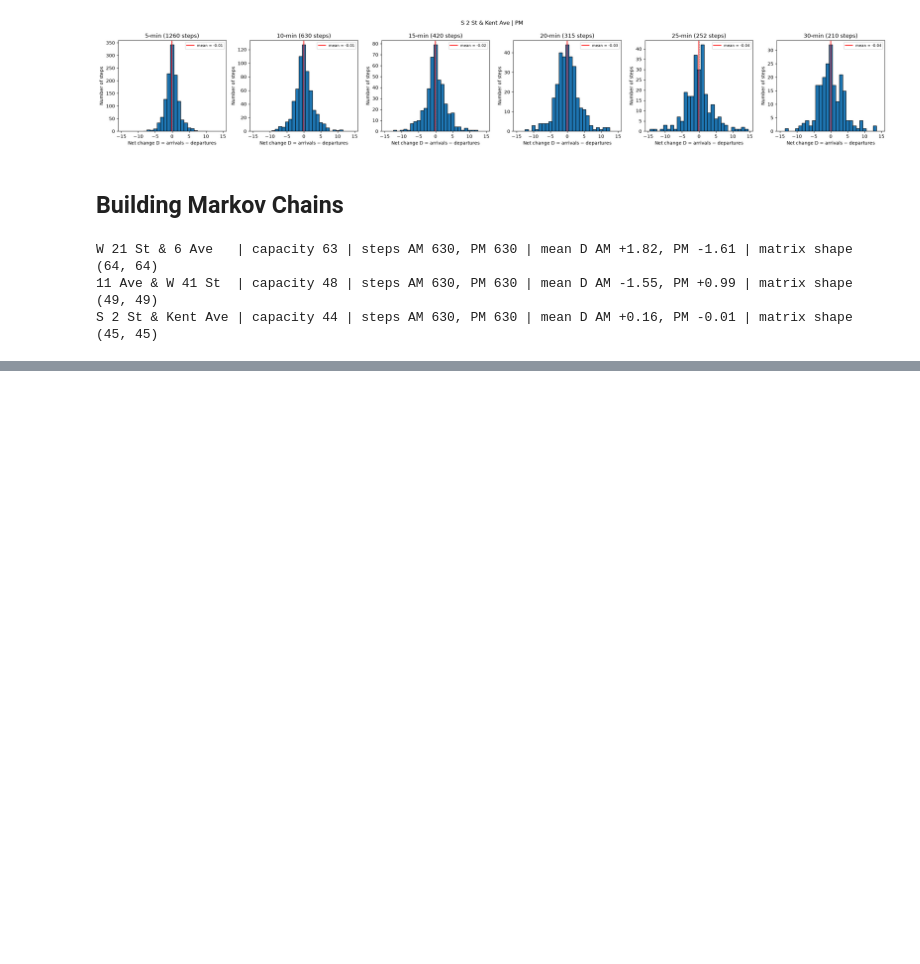
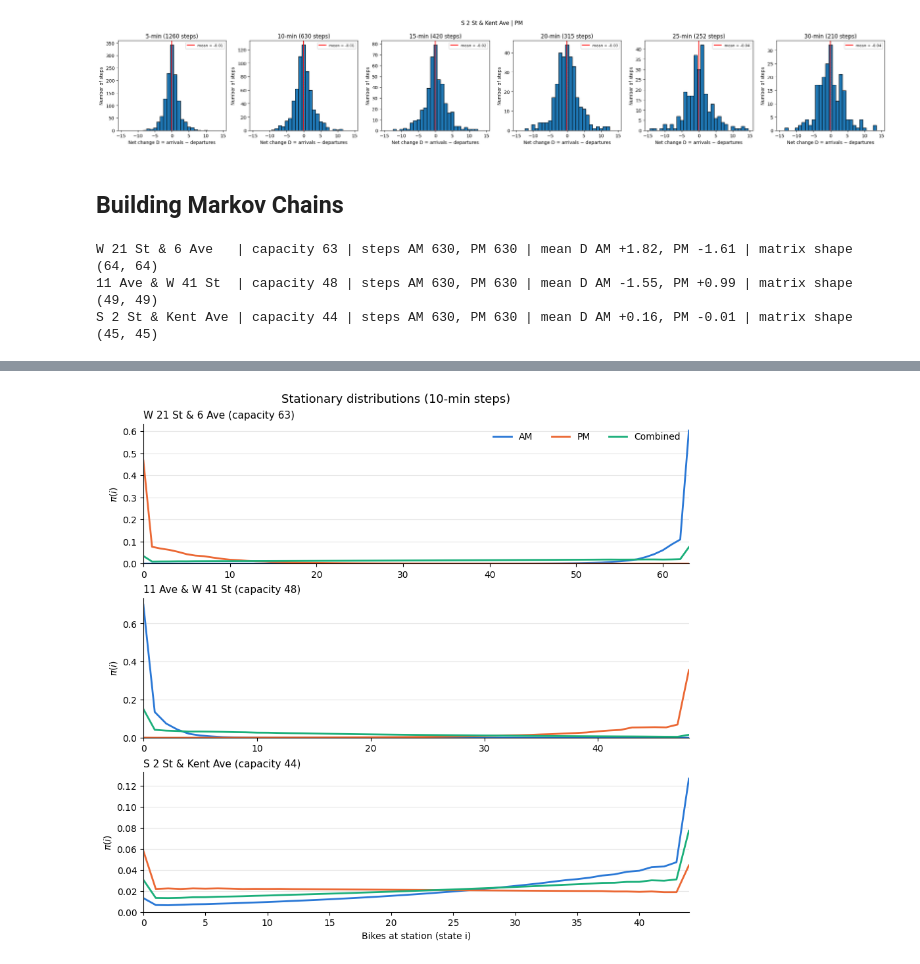
Before and after one commit to jahausma/ORIE_Project, a Jupyter notebook: ORIE_5530_Notebook.ipynb, the cells around one changed output, grey strips where cells are left out. Saved outputs shown, nothing was run; the diff lists cells and outputs as text; code cells hidden in the pictures; blank space fills up the shorter version.

```diff
--- a/ORIE_5530_Notebook.ipynb
+++ b/ORIE_5530_Notebook.ipynb
@@ -465,0 +614,20 @@ S 2 St & Kent Ave | capacity 44 | steps AM 630, PM 630 | mean D AM +0.16, PM -0.
+# %%
+
+def is_irreducible(P, tol=1e-12):
+    """Function returns True if input matrix is irreducible, returns false if not"""
+    # Convert positive transition probabilities into a directed adjacency matrix
+    adj_matrix = csr_matrix(P > tol)
+
+    # Find the number of strongly connected components
+    n_components = connected_components(
+        csgraph=adj_matrix,
+        directed=True,
+        connection='strong',
+        return_labels=False
+    )
+
+    return n_components == 1
+
+for station, blocks in MCs.items():
+    for block, P in blocks.items():
+        print(f"{station} | {block}: irreducible? {is_irreducible(P)}")
@@ -465,0 +644,48 @@ S 2 St & Kent Ave | capacity 44 | steps AM 630, PM 630 | mean D AM +0.16, PM -0.
+# %%
+# computing stationary distributions
+def compute_stationary_distributions(MCs):
+    """Returns pis[station][block] -> stationary distribution of that transition matrix."""
+    pis = {}
+    for station, blocks in MCs.items():
+        for block, P in blocks.items():
+            n = len(P)
+            # Stationary distribution: solve pi P = pi with sum(pi) = 1
+            # Rewrite as (P^T - I) pi = 0, then replace the last (redundant)
+            # equation with the normalization condition.
+            A = np.vstack([(P.T - np.eye(n))[:-1], np.ones(n)])
+            b = np.zeros(n); b[-1] = 1
+            pi = np.linalg.solve(A, b)
+            assert np.allclose(pi @ P, pi) and np.isclose(pi.sum(), 1), f"bad pi for {station} {block}"
+            pis.setdefault(station, {})[block] = pi
+    return pis
+
+# visualizing distributions
+SERIES_COLORS = {"AM": "#2a78d6", "PM": "#eb6834", "Combined": "#1baf7a"}
+
+def plot_stationary_distributions(pis, stations, blocks=("AM", "PM", "Combined"), save_path=None):
+    fig, axes = plt.subplots(len(stations), 1, figsize=(9, 2.8 * len(stations)),
+                             constrained_layout=True)
+    axes = np.atleast_1d(axes)
+    for ax, station in zip(axes, stations):
+        for block in blocks:
+            pi = pis[station][block]
+            ax.plot(np.arange(len(pi)), pi, lw=2, color=SERIES_COLORS[block], label=block)
+        cap = len(pis[station][blocks[0]]) - 1
+        ax.set_xlim(0, cap)
+        ax.set_ylim(bottom=0)
+        ax.set_title(f"{station} (capacity {cap})", loc="left", fontsize=11)
+        ax.set_ylabel(r"$\pi(i)$")
+        ax.grid(axis="y", alpha=0.3)
+        ax.spines[["top", "right"]].set_visible(False)
+    axes[-1].set_xlabel("Bikes at station (state i)")
+    axes[0].legend(frameon=False, ncol=len(blocks), loc="upper right")
+    fig.suptitle(f"Stationary distributions ({WINDOW}-min steps)", fontsize=13)
+    if save_path:
+        Path(save_path).parent.mkdir(parents=True, exist_ok=True)
+        fig.savefig(save_path, dpi=200, bbox_inches="tight")
+    plt.show()
+
+pis = compute_stationary_distributions(MCs)
+plot_stationary_distributions(pis, stations, save_path="images/stationary_distributions.png")
+# %% [output]
+[figure, added]
```
Also changed, not shown: parts of 13 cells of this notebook, 3 other files.
